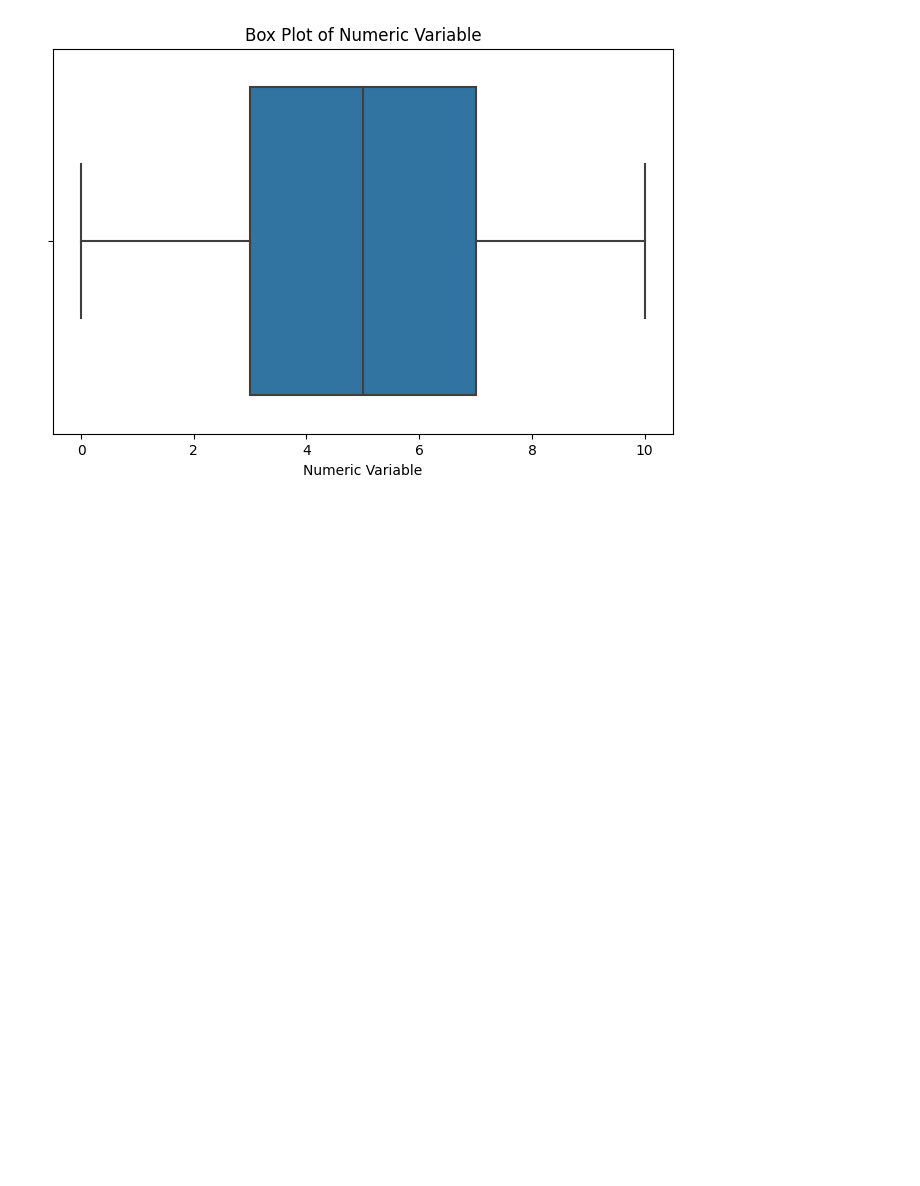
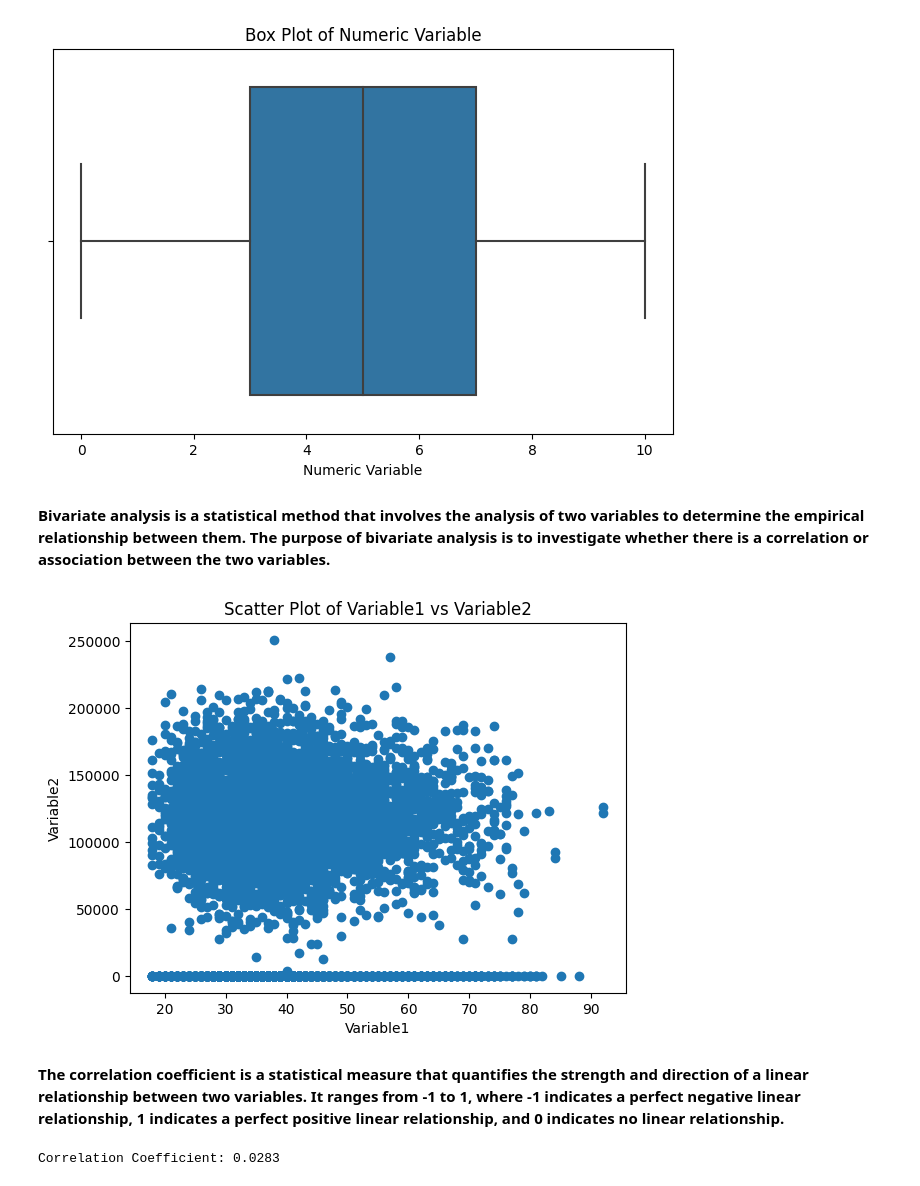
Before and after one commit to raziyasultan/AI_ML_internship, a Jupyter notebook: Task2_Dataset1.ipynb, the cells around one changed output. Saved outputs shown, nothing was run; the diff lists cells and outputs as text; code cells hidden in the pictures; blank space fills up the shorter version.

```diff
--- a/Task2_Dataset1.ipynb
+++ b/Task2_Dataset1.ipynb
@@ -132,3 +132,20 @@ plt.xlabel('Numeric Variable')
 plt.show()
 # %% [output]
 [figure]
+# %% [markdown]
+**Bivariate analysis is a statistical method that involves the analysis of two variables to determine the empirical relationship between them. The purpose of bivariate analysis is to investigate whether there is a correlation or association between the two variables.**
+# %%
+plt.scatter(df['age'], df['balance'])
+plt.title('Scatter Plot of Variable1 vs Variable2')
+plt.xlabel('Variable1')
+plt.ylabel('Variable2')
+plt.show()
+# %% [output]
+[figure, added]
+# %% [markdown]
+**The correlation coefficient is a statistical measure that quantifies the strength and direction of a linear relationship between two variables. It ranges from -1 to 1, where -1 indicates a perfect negative linear relationship, 1 indicates a perfect positive linear relationship, and 0 indicates no linear relationship.**
+# %%
+correlation_coefficient = df['age'].corr(df['balance'])
+print("\nCorrelation Coefficient:", round(correlation_coefficient,4))
+# %% [output]
+Correlation Coefficient: 0.0283
```
Also changed, not shown: parts of 7 cells of this notebook.
